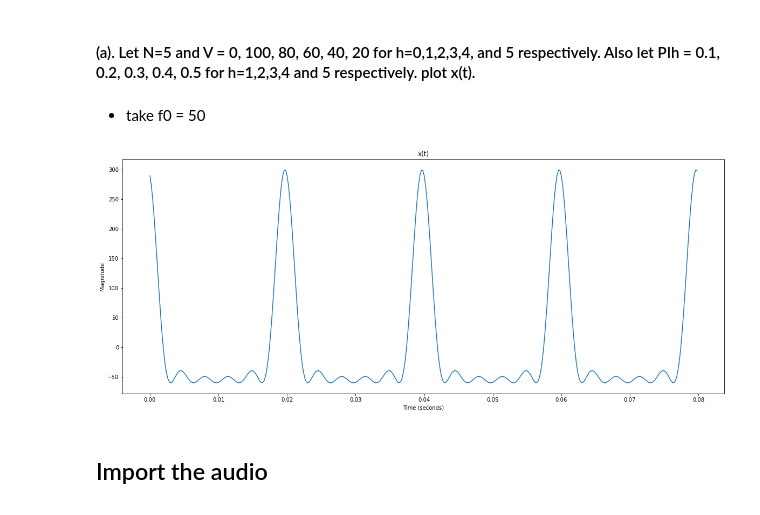
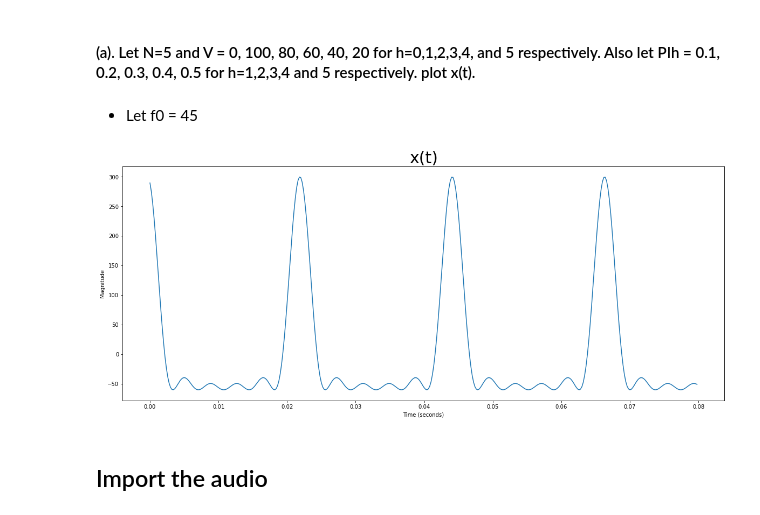
Before and after one commit to Rathees-Koneswarann/matplotlib-signal-analisis, a Jupyter notebook: violin-sound-process.ipynb, the cells around one changed output. Saved outputs shown, nothing was run; the diff lists cells and outputs as text; code cells hidden in the pictures.

Commit message:
Update title to a-15-a

```diff
--- a/violin-sound-process.ipynb
+++ b/violin-sound-process.ipynb
@@ -13,38 +13,38 @@ import IPython.display as ipd
 # %% [markdown]
 #### (a). Let N=5 and V = 0, 100, 80, 60, 40, 20 for h=0,1,2,3,4, and 5 respectively. Also let PIh = 0.1, 0.2, 0.3, 0.4, 0.5 for h=1,2,3,4 and 5 respectively. plot x(t).
 # %% [markdown]
-* take f0 = 50
+* Let f0 = 45
 # %%
 # define the time axis
 t = np.arange(0,0.08,0.0002)
 
 # define the initial values
 v = 100
 h = 1
 PIh = 0.1
-f0 = 50
+f0 = 45
 N = 5
 y = 0
 
 # loop indicater
 i = 0
 
 while i < N :
     # increase the values
     y += v*np.cos(2*np.pi*h*f0*t+PIh)
     v -= 20
     h +=1
     PIh += 0.1
     i += 1
 
 plt.figure(figsize=(20,8))
 plt.plot(t,y)
-plt.title('x(t)')
+plt.title('x(t)', fontsize = 30)
 plt.xlabel('Time (seconds)')
 plt.ylabel('Magnitude')
 plt.show()
 # %% [output]
-[figure, old version]
+[figure, new version]
 # %% [markdown]
 ## Import the audio
 # %%
```
